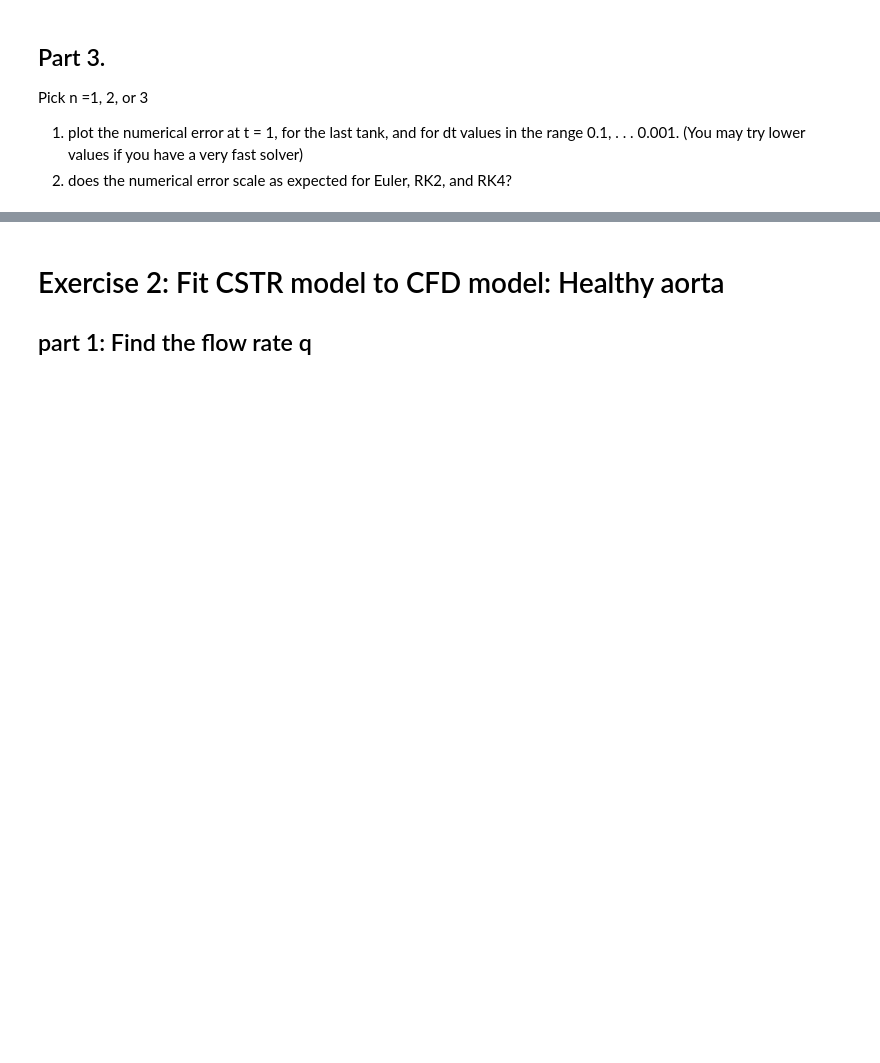
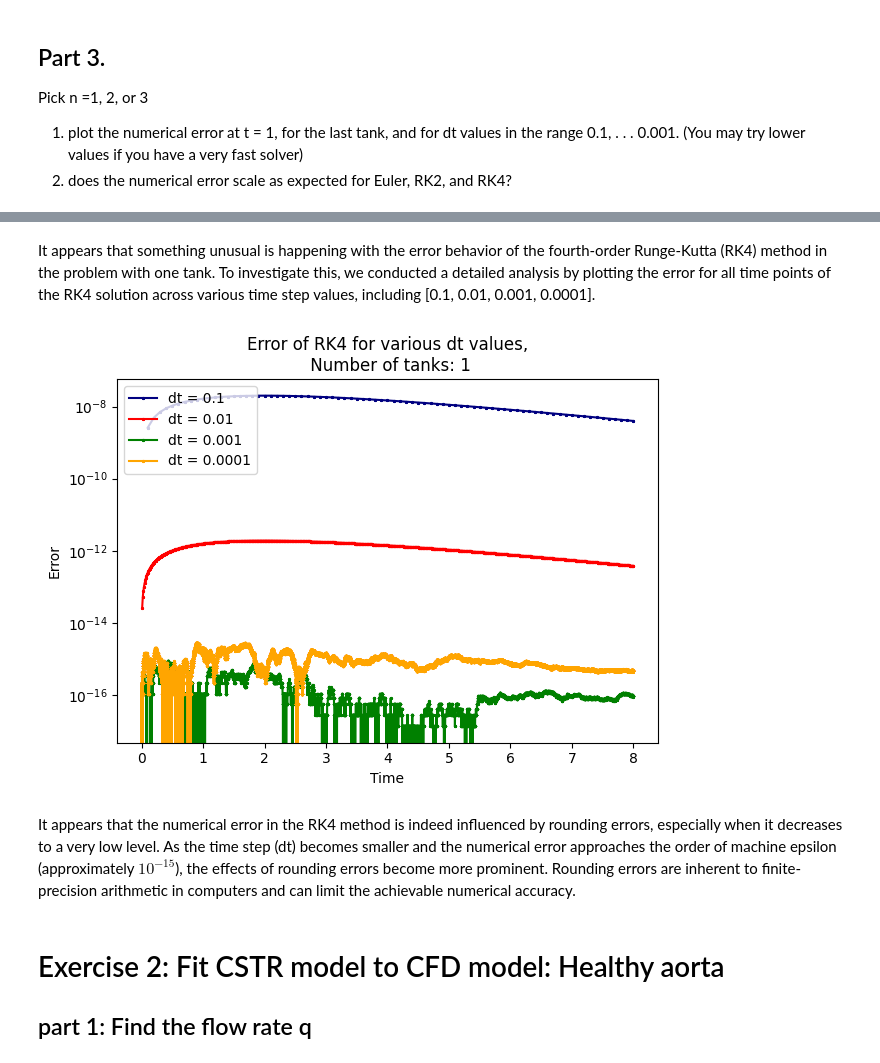
Before and after one commit to waves-stats/MOD_510_2023_autumn, a Jupyter notebook: Partha/project3/mod510_project3_partha_v3_hodjat.ipynb, the cells around one changed output, grey strips where cells are left out. Cells and saved outputs as stored; diff of their text form; code cells hidden in the pictures; blank space fills up the shorter version.

Commit message:
Question 1 part 3, code added to compare the error of rk4 with various dt values across the whole time. Writing is done for question 1

```diff
--- a/Partha/project3/mod510_project3_partha_v3_hodjat.ipynb
+++ b/Partha/project3/mod510_project3_partha_v3_hodjat.ipynb
@@ -405,3 +428,42 @@ plt.tight_layout()
+# %% [markdown]
+It appears that something unusual is happening with the error behavior of the fourth-order Runge-Kutta (RK4) method in the problem with one tank. To investigate this, we conducted a detailed analysis by plotting the error for all time points of the RK4 solution across various time step values, including [0.1, 0.01, 0.001, 0.0001].
+# %%
+def error_comparision1(tau=2, N=1,dt=3,Tmax=20,c_init='first'):
+    timedata = {'t_start':0, 'dt':dt, 't_end':Tmax}
+    model = CSTRModel(tau=tau, N=N, timedata=timedata, c_init=c_init)
+    #nparams = model.nparams#
+
+    soln=model.time_sim(N=N, tau=tau, c_init=c_init, ODEmethod='rk4')
+
+    #print(soln1,soln2,soln3)
+    analytical = model.analytical()
+    ts, tsa = model.ts, model.tsa
+    return ts, soln, analytical
+    # comparision_plot(N, dt, ts, tsa, analytical, *soln)
+# %%
+N = 1
+time1, soln1, an1 = error_comparision1(tau=2, N=N, dt=0.1, Tmax=8, c_init='first')
+time2, soln2, an2 = error_comparision1(tau=2, N=N, dt=0.01, Tmax=8, c_init='first')
+time3, soln3, an3 = error_comparision1(tau=2, N=N, dt=0.001, Tmax=8, c_init='first')
+time4, soln4, an4 = error_comparision1(tau=2, N=N, dt=0.0001, Tmax=8, c_init='first')
+# %%
+len(soln1)
+len(an1)
+plt.plot(time1[1:], np.abs(soln1[1:]-an1[1:]), '-*', markersize=2, label='dt = 0.1', color='navy')
+plt.plot(time2[1:], np.abs(soln2[1:]-an2[1:]), '-*', markersize=2, label='dt = 0.01', color='red')
+plt.plot(time3[1:], np.abs(soln3[1:]-an3[1:]), '-*', markersize=2, label='dt = 0.001', color='green')
+plt.plot(time4[1:], np.abs(soln4[1:]-an4[1:]), '-*', markersize=2, label='dt = 0.0001', color='orange')
+plt.xlabel('Time')
+plt.ylabel('Error')
+plt.title(f'Error of RK4 for various dt values,\n Number of tanks: {N}')
+plt.legend()
+plt.yscale('log')
+plt.tight_layout()
+plt.show()
+# %% [output]
+[figure, added]
+# %% [markdown]
+It appears that the numerical error in the RK4 method is indeed influenced by rounding errors, especially when it decreases to a very low level. As the time step (dt) becomes smaller and the numerical error approaches the order of machine epsilon (approximately $10^{-15}$), the effects of rounding errors become more prominent. Rounding errors are inherent to finite-precision arithmetic in computers and can limit the achievable numerical accuracy.
 # %% [markdown]
 # Exercise 2: Fit CSTR model to CFD model: Healthy aorta
 ## part 1: Find the flow rate q
```
Also changed, not shown: parts of 8 cells of this notebook.
